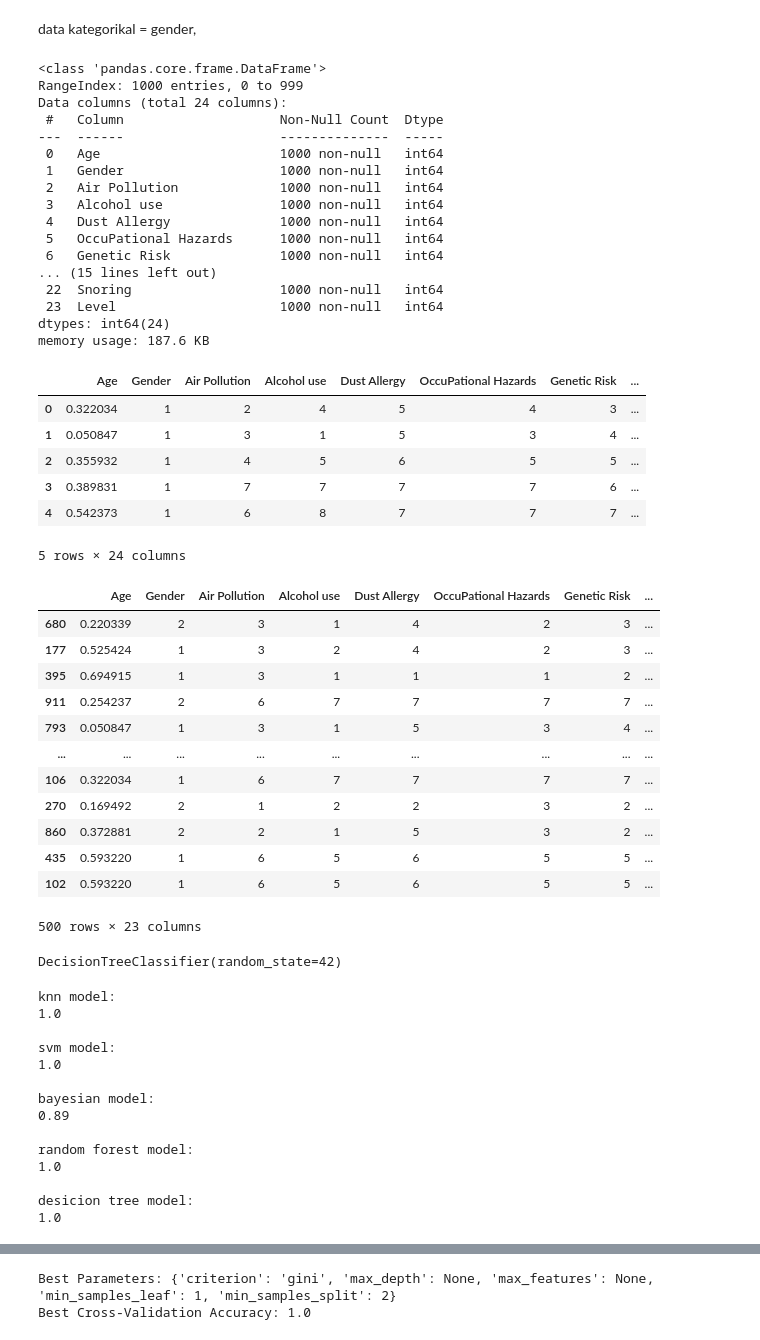
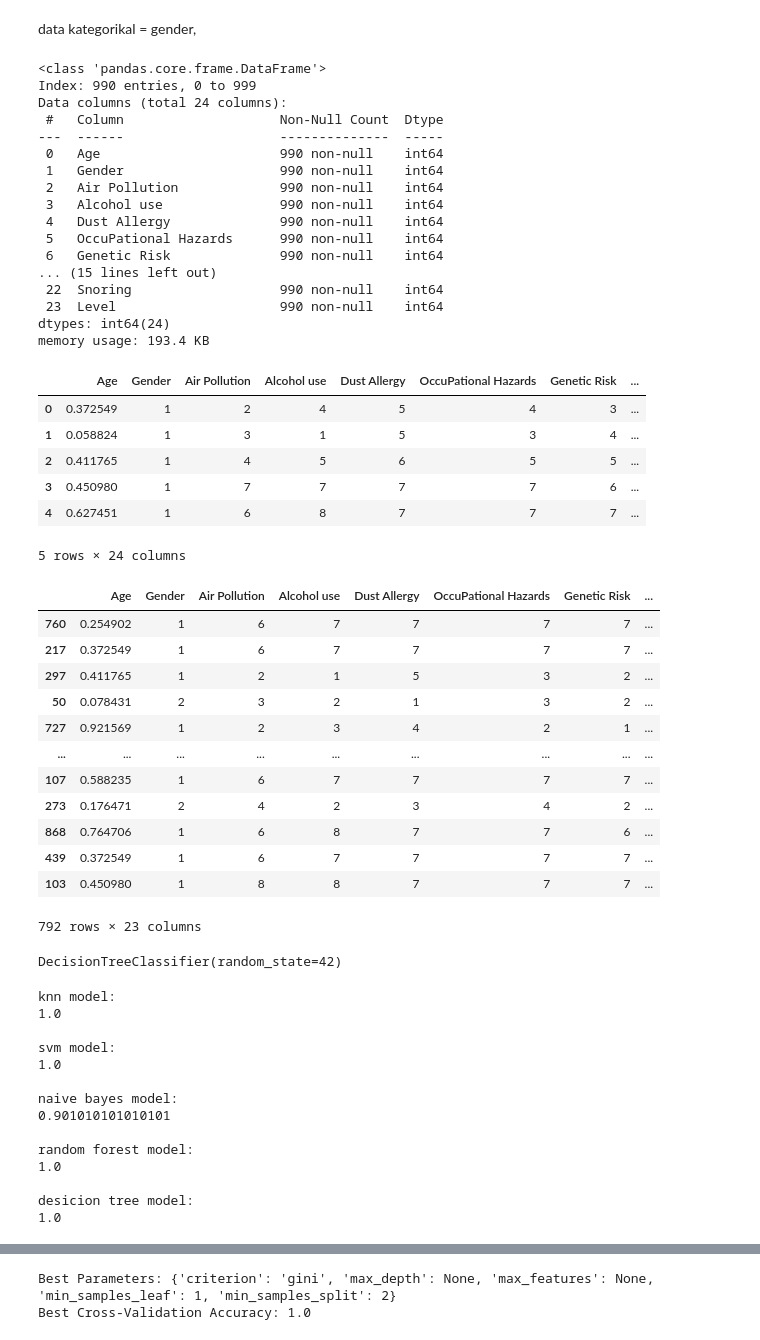
Before and after one commit to royhankamil/MammoMind, a Jupyter notebook: lung_cancer_level_train.ipynb, the cells around one changed output, grey strips where cells are left out. Saved outputs shown, nothing was run; the diff lists cells and outputs as text; code cells hidden in the pictures.

Commit message:
cancer predictuion model

```diff
--- a/train.ipynb
+++ b/lung_cancer_level_train.ipynb
@@ -195,15 +198,15 @@ def remove_outliers_iqr(df):
 
     return df_no_outliers
 
-new_df = remove_outliers_iqr(df)
-numeric_columns = new_df.select_dtypes(include='number').columns
+df = remove_outliers_iqr(df)
+numeric_columns = df.select_dtypes(include='number').columns
 
 fig, axs = plt.subplots(5, 5, figsize=(20, 10))
 
 for i, col in enumerate(numeric_columns):
     row = i // 5
     col_index = i % 5
-    axs[row, col_index].boxplot(new_df[col].dropna())
+    axs[row, col_index].boxplot(df[col].dropna())
     axs[row, col_index].set_title(col)
 
 for j in range(i + 1, 25):
@@ -220,22 +223,22 @@ data kategorikal = gender,
 df.info()
 # %% [output]
 <class 'pandas.core.frame.DataFrame'>
-RangeIndex: 1000 entries, 0 to 999
+Index: 990 entries, 0 to 999
 Data columns (total 24 columns):
  #   Column                    Non-Null Count  Dtype
 ---  ------                    --------------  -----
- 0   Age                       1000 non-null   int64
- 1   Gender                    1000 non-null   int64
- 2   Air Pollution             1000 non-null   int64
- 3   Alcohol use               1000 non-null   int64
- 4   Dust Allergy              1000 non-null   int64
- 5   OccuPational Hazards      1000 non-null   int64
- 6   Genetic Risk              1000 non-null   int64
+ 0   Age                       990 non-null    int64
+ 1   Gender                    990 non-null    int64
+ 2   Air Pollution             990 non-null    int64
+ 3   Alcohol use               990 non-null    int64
+ 4   Dust Allergy              990 non-null    int64
+ 5   OccuPational Hazards      990 non-null    int64
+ 6   Genetic Risk              990 non-null    int64
 ... (15 lines left out)
- 22  Snoring                   1000 non-null   int64
- 23  Level                     1000 non-null   int64
+ 22  Snoring                   990 non-null    int64
+ 23  Level                     990 non-null    int64
 dtypes: int64(24)
-memory usage: 187.6 KB
+memory usage: 193.4 KB
 # %%
 scaler = MinMaxScaler()
 
@@ -244,33 +247,33 @@ df["Age"] = scaler.fit_transform(df[["Age"]])
 df.head()
 # %% [output]
 |  | Age | Gender | Air Pollution | Alcohol use | Dust Allergy | OccuPational Hazards | Genetic Risk | ... |
-| 0 | 0.322034 | 1 | 2 | 4 | 5 | 4 | 3 | ... |
-| 1 | 0.050847 | 1 | 3 | 1 | 5 | 3 | 4 | ... |
-| 2 | 0.355932 | 1 | 4 | 5 | 6 | 5 | 5 | ... |
-| 3 | 0.389831 | 1 | 7 | 7 | 7 | 7 | 6 | ... |
-| 4 | 0.542373 | 1 | 6 | 8 | 7 | 7 | 7 | ... |
+| 0 | 0.372549 | 1 | 2 | 4 | 5 | 4 | 3 | ... |
+| 1 | 0.058824 | 1 | 3 | 1 | 5 | 3 | 4 | ... |
+| 2 | 0.411765 | 1 | 4 | 5 | 6 | 5 | 5 | ... |
+| 3 | 0.450980 | 1 | 7 | 7 | 7 | 7 | 6 | ... |
+| 4 | 0.627451 | 1 | 6 | 8 | 7 | 7 | 7 | ... |
 5 rows × 24 columns
 # %%
 X = df.drop(columns='Level')
 y = df['Level']
 
-X_train, X_test, y_train, y_test = train_test_split(X, y, test_size=0.5, random_state=42)
+X_train, X_test, y_train, y_test = train_test_split(X, y, test_size=0.2, random_state=42)
 
 X_train
 # %% [output]
 |  | Age | Gender | Air Pollution | Alcohol use | Dust Allergy | OccuPational Hazards | Genetic Risk | ... |
-| 680 | 0.220339 | 2 | 3 | 1 | 4 | 2 | 3 | ... |
-| 177 | 0.525424 | 1 | 3 | 2 | 4 | 2 | 3 | ... |
-| 395 | 0.694915 | 1 | 3 | 1 | 1 | 1 | 2 | ... |
-| 911 | 0.254237 | 2 | 6 | 7 | 7 | 7 | 7 | ... |
-| 793 | 0.050847 | 1 | 3 | 1 | 5 | 3 | 4 | ... |
+| 760 | 0.254902 | 1 | 6 | 7 | 7 | 7 | 7 | ... |
+| 217 | 0.372549 | 1 | 6 | 7 | 7 | 7 | 7 | ... |
+| 297 | 0.411765 | 1 | 2 | 1 | 5 | 3 | 2 | ... |
+| 50 | 0.078431 | 2 | 3 | 2 | 1 | 3 | 2 | ... |
+| 727 | 0.921569 | 1 | 2 | 3 | 4 | 2 | 1 | ... |
 | ... | ... | ... | ... | ... | ... | ... | ... | ... |
-| 106 | 0.322034 | 1 | 6 | 7 | 7 | 7 | 7 | ... |
-| 270 | 0.169492 | 2 | 1 | 2 | 2 | 3 | 2 | ... |
-| 860 | 0.372881 | 2 | 2 | 1 | 5 | 3 | 2 | ... |
-| 435 | 0.593220 | 1 | 6 | 5 | 6 | 5 | 5 | ... |
-| 102 | 0.593220 | 1 | 6 | 5 | 6 | 5 | 5 | ... |
+| 107 | 0.588235 | 1 | 6 | 7 | 7 | 7 | 7 | ... |
+| 273 | 0.176471 | 2 | 4 | 2 | 3 | 4 | 2 | ... |
+| 868 | 0.764706 | 1 | 6 | 8 | 7 | 7 | 6 | ... |
+| 439 | 0.372549 | 1 | 6 | 7 | 7 | 7 | 7 | ... |
+| 103 | 0.450980 | 1 | 8 | 8 | 7 | 7 | 7 | ... |
-500 rows × 23 columns
+792 rows × 23 columns
 # %%
 knn = KNeighborsClassifier()
 svm = SVC(random_state=42)
@@ -292,7 +295,7 @@ print("\nknn model:")
 print(np.mean(cross_val_score(knn, X, y, cv=k, scoring='accuracy')))
 print("\nsvm model:")
 print(np.mean(cross_val_score(svm, X, y, cv=k, scoring='accuracy')))
-print("\nbayesian model:")
+print("\nnaive bayes model:")
 print(np.mean(cross_val_score(bayesian, X, y, cv=k, scoring='accuracy')))
 print("\nrandom forest model:")
 print(np.mean(cross_val_score(randomforest, X, y, cv=k, scoring='accuracy')))
@@ -305,8 +308,8 @@ knn model:
 svm model:
 1.0
 
-bayesian model:
-0.89
+naive bayes model:
+0.901010101010101
 
 random forest model:
 1.0
```
Also changed, not shown: parts of 4 cells of this notebook, 4 other files.
